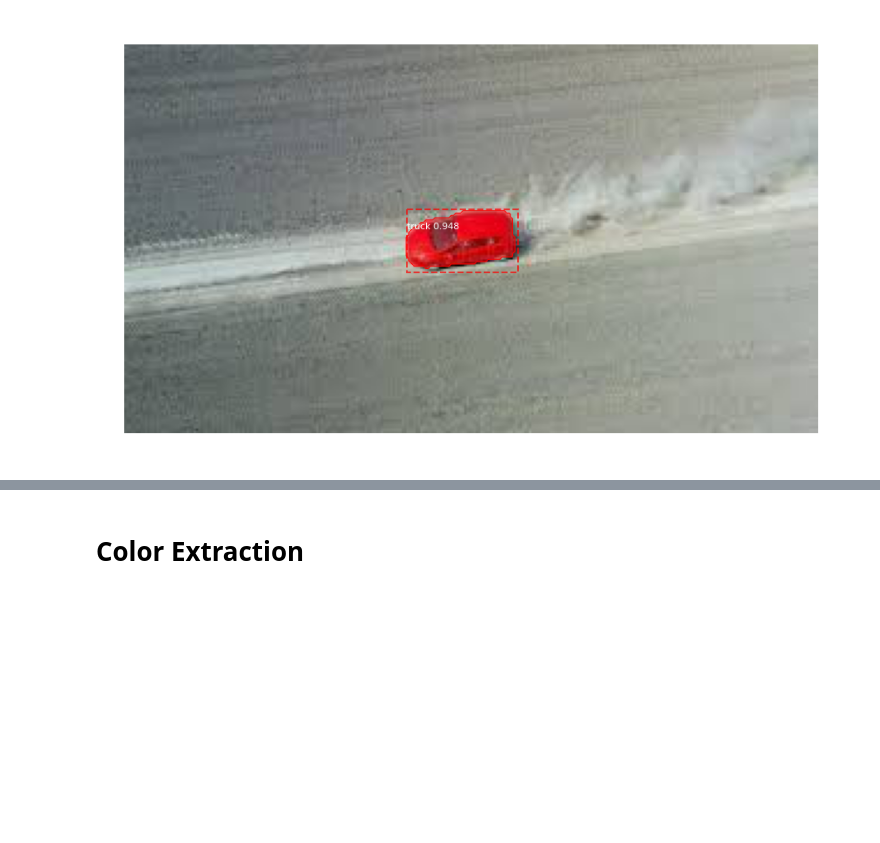
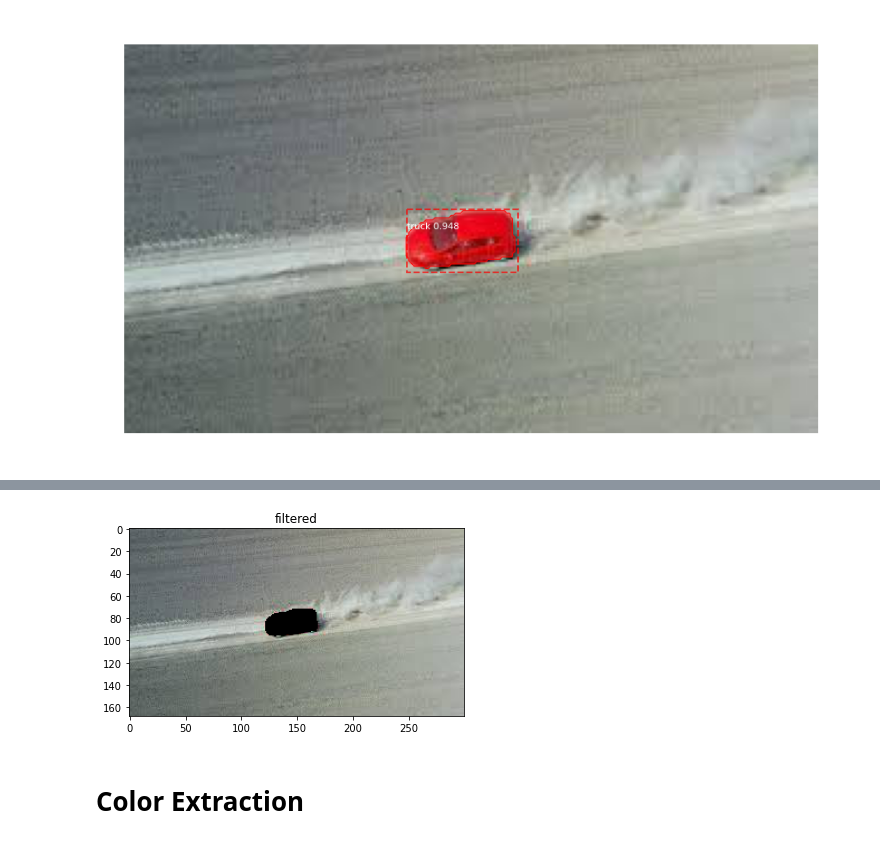
Before and after one commit to SYBIOTE/CMEPCMGN, a Jupyter notebook: comouflage_gen.ipynb, the cells around one changed output, grey strips where cells are left out. Drawn from its saved outputs; the diff is of its cells as text; code cells hidden in the pictures; blank space fills up the shorter version.

```diff
--- a/comouflage_gen.ipynb
+++ b/comouflage_gen.ipynb
@@ -156,3 +180,17 @@ anchors                  shape: (1, 261888, 4)        min:   -0.35390  max:    1
+# %%
+i = 0
+mask = r["masks"]
+filtered = image.copy()
+for j in range(filtered.shape[2]):
+
+    filtered[:,:,j] = filtered[:,:,j] - cropped[:,:,j]
+
+
+plt.imshow(filtered)
+plt.title("filtered")
+i+=1
+# %% [output]
+[figure, added]
 # %% [markdown]
 # Color Extraction
 # %% [markdown]
```
Also changed, not shown: parts of 17 cells of this notebook.
